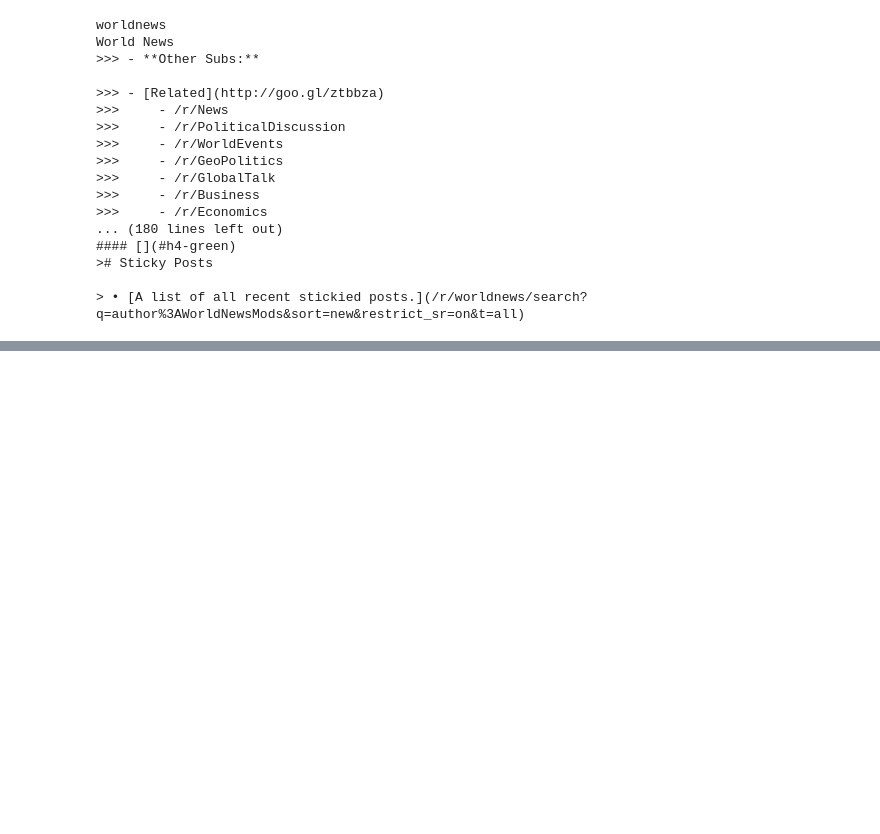
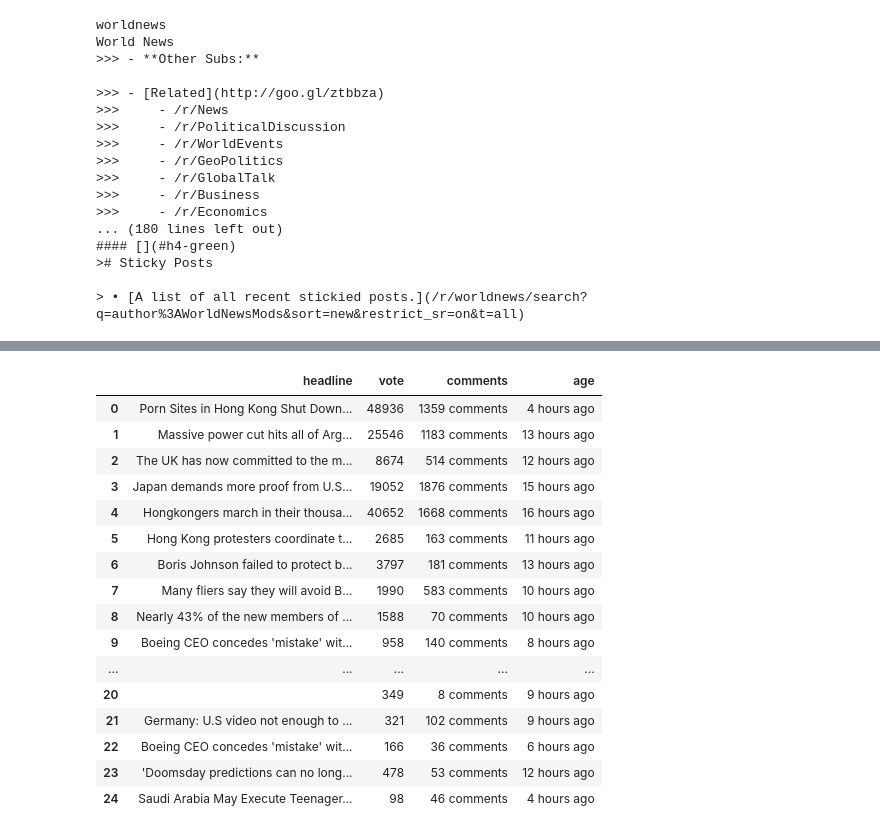
Before and after one commit to kevintheduu/mod4_proj, a Jupyter notebook: kv_scrappy.ipynb, the cells around one changed output, grey strips where cells are left out. Saved outputs shown, nothing was run; the diff lists cells and outputs as text; code cells hidden in the pictures; blank space fills up the shorter version.

Commit message:
scrape proof of concept

```diff
--- a/kv_scrappy.ipynb
+++ b/kv_scrappy.ipynb
@@ -47,0 +104,5 @@ AttributeError: 'Subreddit' object has no attribute 'submissions'
+# %%
+comments = browser.find_elements_by_css_selector('li.first > a')
+
+for i, comment in enumerate(comments):
+    print(i,comment.text)
@@ -47,0 +131,4 @@ AttributeError: 'Subreddit' object has no attribute 'submissions'
+# %%
+times  = browser.find_elements_by_css_selector('time')[1:]
+for i,time in enumerate(times):
+    print(i,time.text)
@@ -47,0 +153,5 @@ AttributeError: 'Subreddit' object has no attribute 'submissions'
+# %%
+headlines = browser.find_elements_by_css_selector('p.title > a')[1:]
+
+for i, headline in enumerate(headlines):
+    print(i,headline.text)
@@ -47,0 +176,6 @@ AttributeError: 'Subreddit' object has no attribute 'submissions'
+# %%
+reddit_day = {}
+reddit_day['headline']= [headline.text for headline in headlines]
+reddit_day['vote'] = [vote.get_attribute('title') for vote in votes]
+reddit_day['comments'] = [comment.text for comment in comments]
+reddit_day['age'] = [time.text for time in times]
@@ -47,0 +208,23 @@ AttributeError: 'Subreddit' object has no attribute 'submissions'
+# %%
+pd.DataFrame(reddit_day)
+# Looking at this, there are some links that are behind paywalls,
+#and titles are thus hidden
+#we can compute how many are truly missing later to determine if we need to scrape some more!
+# %% [output]
+|  | headline | vote | comments | age |
+| 0 | Porn Sites in Hong Kong Shut Down... | 48936 | 1359 comments | 4 hours ago |
+| 1 | Massive power cut hits all of Arg... | 25546 | 1183 comments | 13 hours ago |
+| 2 | The UK has now committed to the m... | 8674 | 514 comments | 12 hours ago |
+| 3 | Japan demands more proof from U.S... | 19052 | 1876 comments | 15 hours ago |
+| 4 | Hongkongers march in their thousa... | 40652 | 1668 comments | 16 hours ago |
+| 5 | Hong Kong protesters coordinate t... | 2685 | 163 comments | 11 hours ago |
+| 6 | Boris Johnson failed to protect b... | 3797 | 181 comments | 13 hours ago |
+| 7 | Many fliers say they will avoid B... | 1990 | 583 comments | 10 hours ago |
+| 8 | Nearly 43% of the new members of ... | 1588 | 70 comments | 10 hours ago |
+| 9 | Boeing CEO concedes 'mistake' wit... | 958 | 140 comments | 8 hours ago |
+| ... | ... | ... | ... | ... |
+| 20 |  | 349 | 8 comments | 9 hours ago |
+| 21 | Germany: U.S video not enough to ... | 321 | 102 comments | 9 hours ago |
+| 22 | Boeing CEO concedes 'mistake' wit... | 166 | 36 comments | 6 hours ago |
+| 23 | 'Doomsday predictions can no long... | 478 | 53 comments | 12 hours ago |
+| 24 | Saudi Arabia May Execute Teenager... | 98 | 46 comments | 4 hours ago |
```
Also changed, not shown: parts of 26 cells of this notebook, 1 other file.
